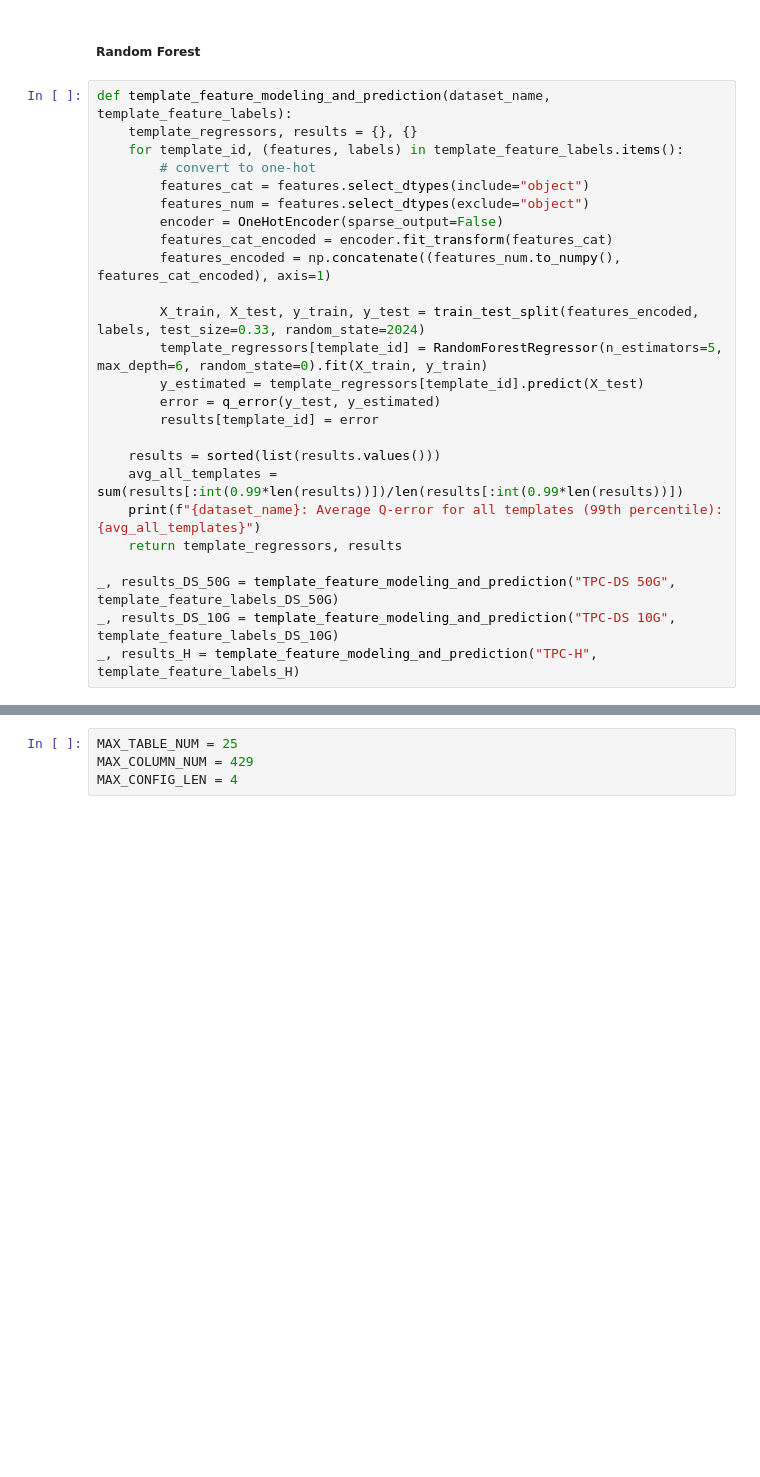
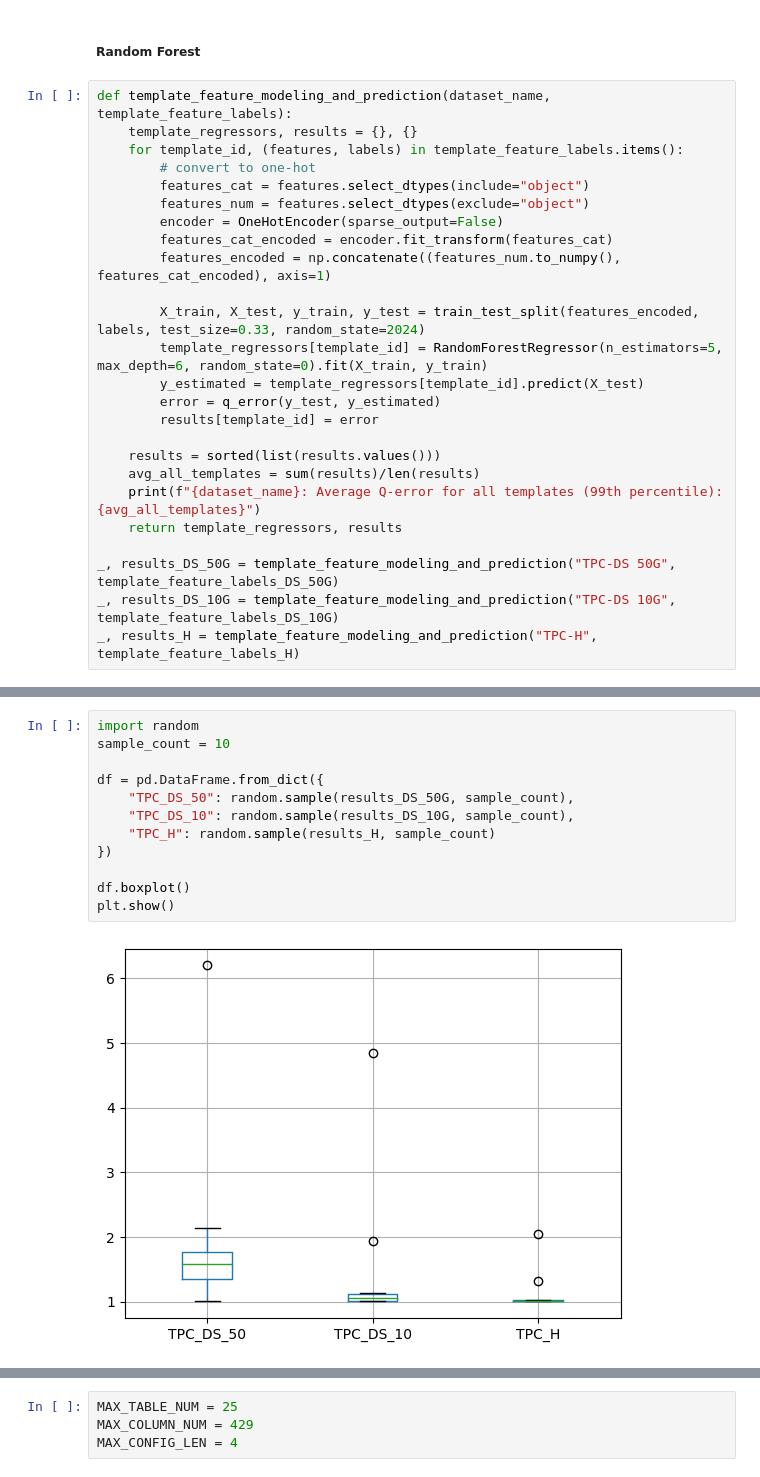
Before and after one commit to maffinnn/index_selection_evaluation, a Jupyter notebook: DISTILL.ipynb, the cells around one changed output, grey strips where cells are left out. Saved outputs shown, nothing was run; the diff lists cells and outputs as text; blank space fills up the shorter version.

```diff
--- a/DISTILL.ipynb
+++ b/DISTILL.ipynb
@@ -819,7 +903,7 @@ def template_feature_modeling_and_prediction(dataset_name, template_feature_labe
         results[template_id] = error
 
     results = sorted(list(results.values()))
-    avg_all_templates = sum(results[:int(0.99*len(results))])/len(results[:int(0.99*len(results))])
+    avg_all_templates = sum(results)/len(results)
     print(f"{dataset_name}: Average Q-error for all templates (99th percentile): {avg_all_templates}")
     return template_regressors, results
 
@@ -849,0 +927,14 @@ Text(0.5, 1.0, 'Q-error distribution (99th percentile) on TPC-H')
+# %%
+import random
+sample_count = 10
+
+df = pd.DataFrame.from_dict({
+    "TPC_DS_50": random.sample(results_DS_50G, sample_count),
+    "TPC_DS_10": random.sample(results_DS_10G, sample_count),
+    "TPC_H": random.sample(results_H, sample_count)
+})
+
+df.boxplot()
+plt.show()
+# %% [output]
+[figure, added]
```
Also changed, not shown: parts of 81 cells of this notebook, 8 other files.
